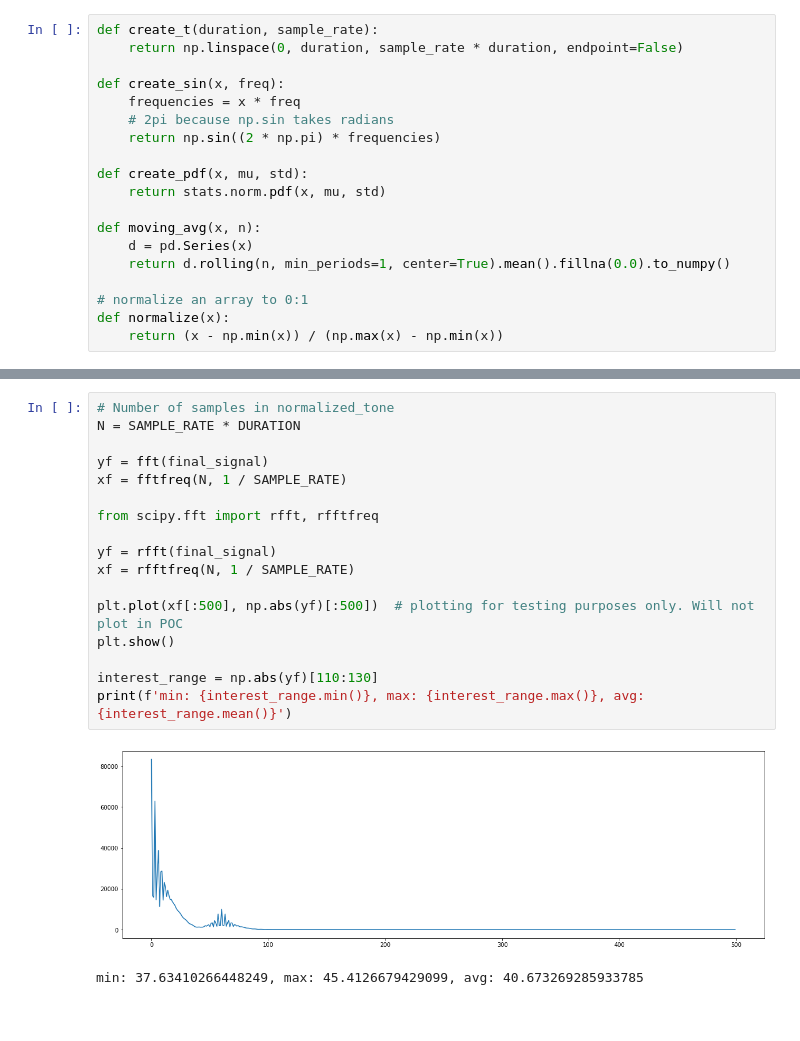
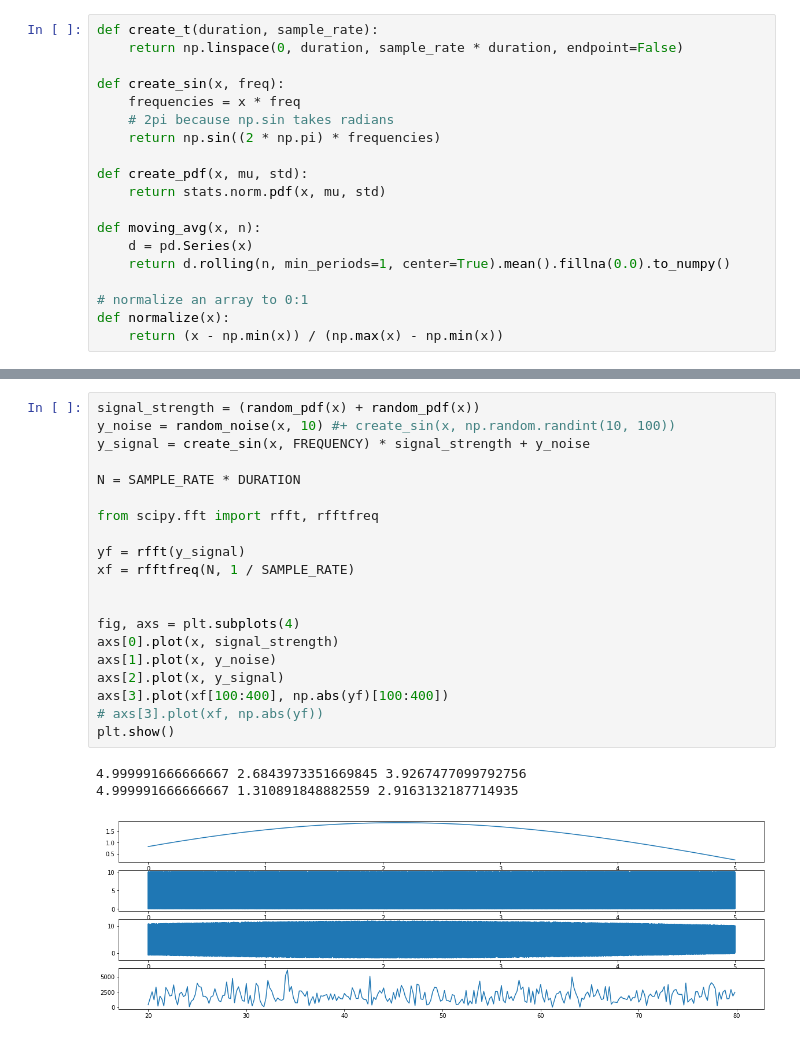
Before and after one commit to aborsato/rf-hackathon, a Jupyter notebook: notebooks/random-wave-generator.ipynb, the cells around one changed output, grey strips where cells are left out. Cells and saved outputs as stored; diff of their text form.

```diff
--- a/notebooks/random-wave-generator.ipynb
+++ b/notebooks/random-wave-generator.ipynb
@@ -78,20 +75,24 @@ plt.show()
-# %%
-# Number of samples in normalized_tone
-N = SAMPLE_RATE * DURATION
-
-yf = fft(final_signal)
-xf = fftfreq(N, 1 / SAMPLE_RATE)
-
-from scipy.fft import rfft, rfftfreq
-
-yf = rfft(final_signal)
-xf = rfftfreq(N, 1 / SAMPLE_RATE)
-
-plt.plot(xf[:500], np.abs(yf)[:500])  # plotting for testing purposes only. Will not plot in POC
-plt.show()
-
-interest_range = np.abs(yf)[110:130]
-print(f'min: {interest_range.min()}, max: {interest_range.max()}, avg: {interest_range.mean()}')
-# %% [output]
-[figure, removed]
-min: 37.63410266448249, max: 45.4126679429099, avg: 40.673269285933785
+# %%
+signal_strength = (random_pdf(x) + random_pdf(x))
+y_noise = random_noise(x, 10) #+ create_sin(x, np.random.randint(10, 100))
+y_signal = create_sin(x, FREQUENCY) * signal_strength + y_noise
+
+N = SAMPLE_RATE * DURATION
+
+from scipy.fft import rfft, rfftfreq
+
+yf = rfft(y_signal)
+xf = rfftfreq(N, 1 / SAMPLE_RATE)
+
+
+fig, axs = plt.subplots(4)
+axs[0].plot(x, signal_strength)
+axs[1].plot(x, y_noise)
+axs[2].plot(x, y_signal)
+axs[3].plot(xf[100:400], np.abs(yf)[100:400])
+# axs[3].plot(xf, np.abs(yf))
+plt.show()
+# %% [output]
+4.999991666666667 2.6843973351669845 3.9267477099792756
+4.999991666666667 1.310891848882559 2.9163132187714935
+[figure, added]
```
Also changed, not shown: parts of 11 cells of this notebook, 2 other files.
